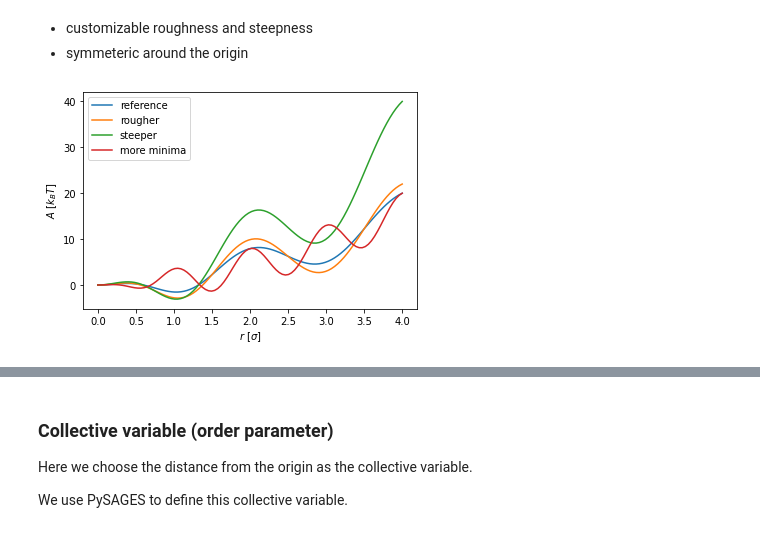
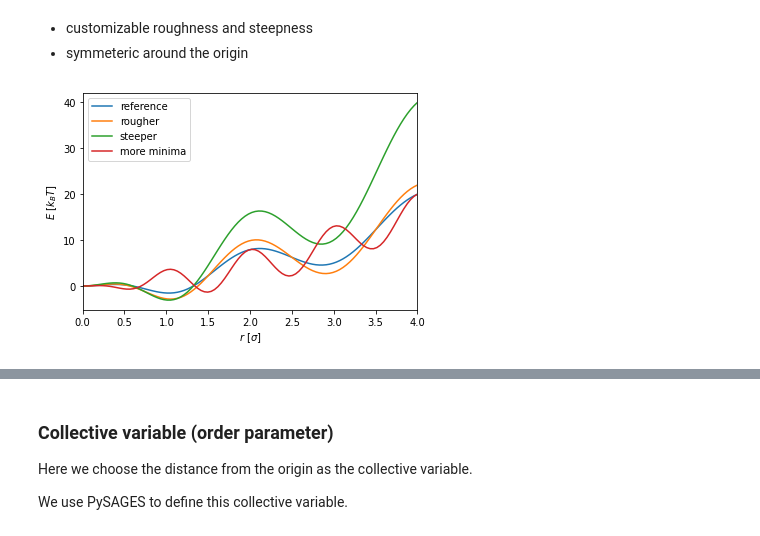
Before and after one commit to SSAGESLabs/PySAGES, a Jupyter notebook: examples/Advanced_Sampling_Introduction.ipynb, the cells around one changed output, grey strips where cells are left out. Cells and saved outputs as stored; diff of their text form; code cells hidden in the pictures.

```diff
--- a/examples/Advanced_Sampling_Introduction.ipynb
+++ b/examples/Advanced_Sampling_Introduction.ipynb
@@ -161,7 +154,7 @@ Let's examine such a system via computer simulations.
 # %%
 import numpy as np
 
-def potential(x, rmin=0, rmax=100, amplitude=1, roughness=4, periodicity=1):
+def potential(x, rmin=0, rmax=100, amplitude=1., roughness=4, periodicity=1):
   energy = x**2
   energy += (1-np.exp(-x**2))*roughness*np.cos(periodicity*x*np.pi)
   energy *= amplitude
@@ -176,20 +169,21 @@ def potential(x, rmin=0, rmax=100, amplitude=1, roughness=4, periodicity=1):
 # %%
 import matplotlib.pyplot as plt
 fig, ax = plt.subplots()
 ax.set_xlabel(r"$r$ $[\sigma]$")
-ax.set_ylabel(r"$A$ $[k_B T]$")
+ax.set_ylabel(r"$E$ $[k_B T]$")
+ax.set_xlim((0,4))
 
 x = np.linspace(0,4,100)
 ax.plot(x, potential(x)[0], label="reference")
 ax.plot(x, potential(x, roughness=6)[0], label="rougher")
 ax.plot(x, potential(x, amplitude=2)[0], label="steeper")
 ax.plot(x, potential(x, periodicity=2)[0], label="more minima")
 
 # Uncommet to inspect the forces
 # ax.plot(x, potential(x)[1], label="analytic force")
 # ax.plot(x[:-1], -np.diff(potential(x)[0])/(x[1]-x[0]), label="numeric force")
 
 ax.legend(loc="best")
 fig.show()
 # %% [output]
-[figure, old version]
+[figure, new version]
```
Also changed, not shown: parts of 37 cells of this notebook, 1 other file.
